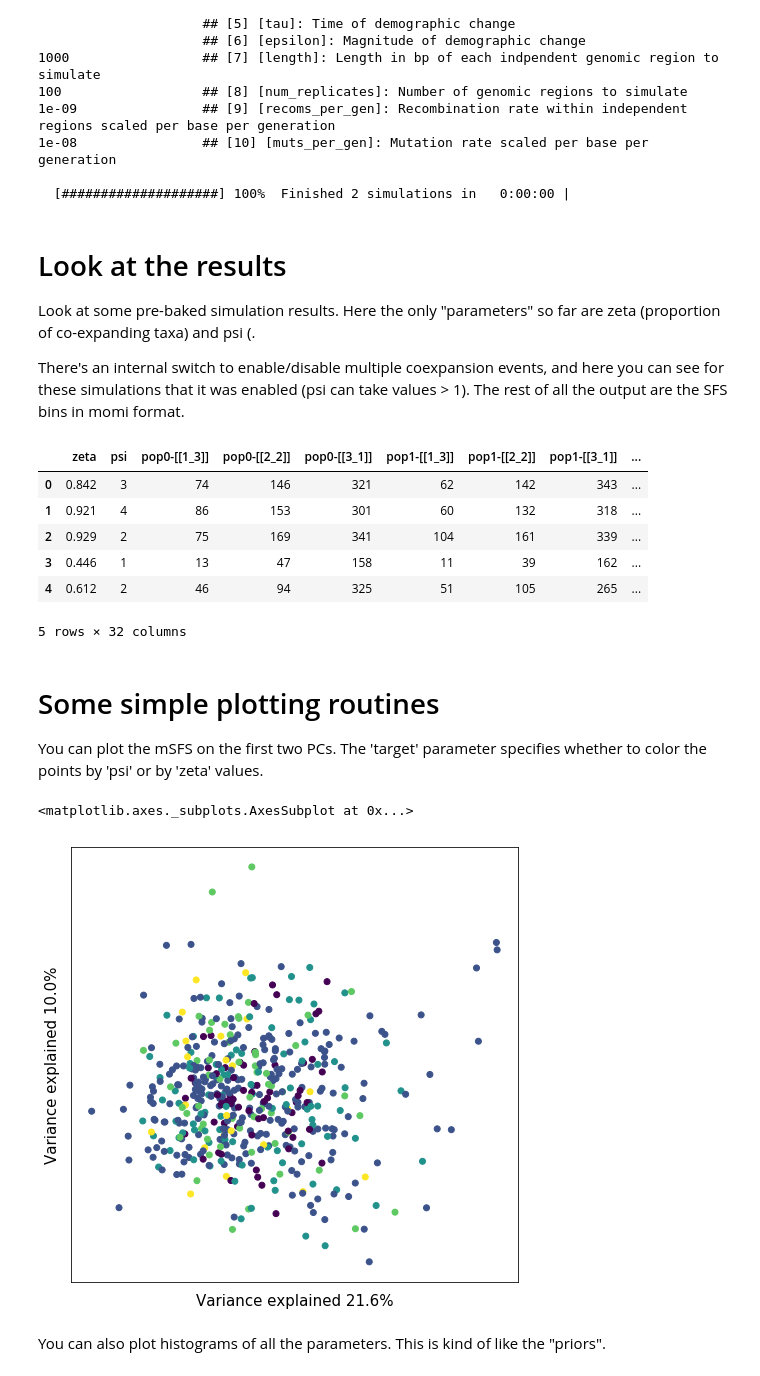
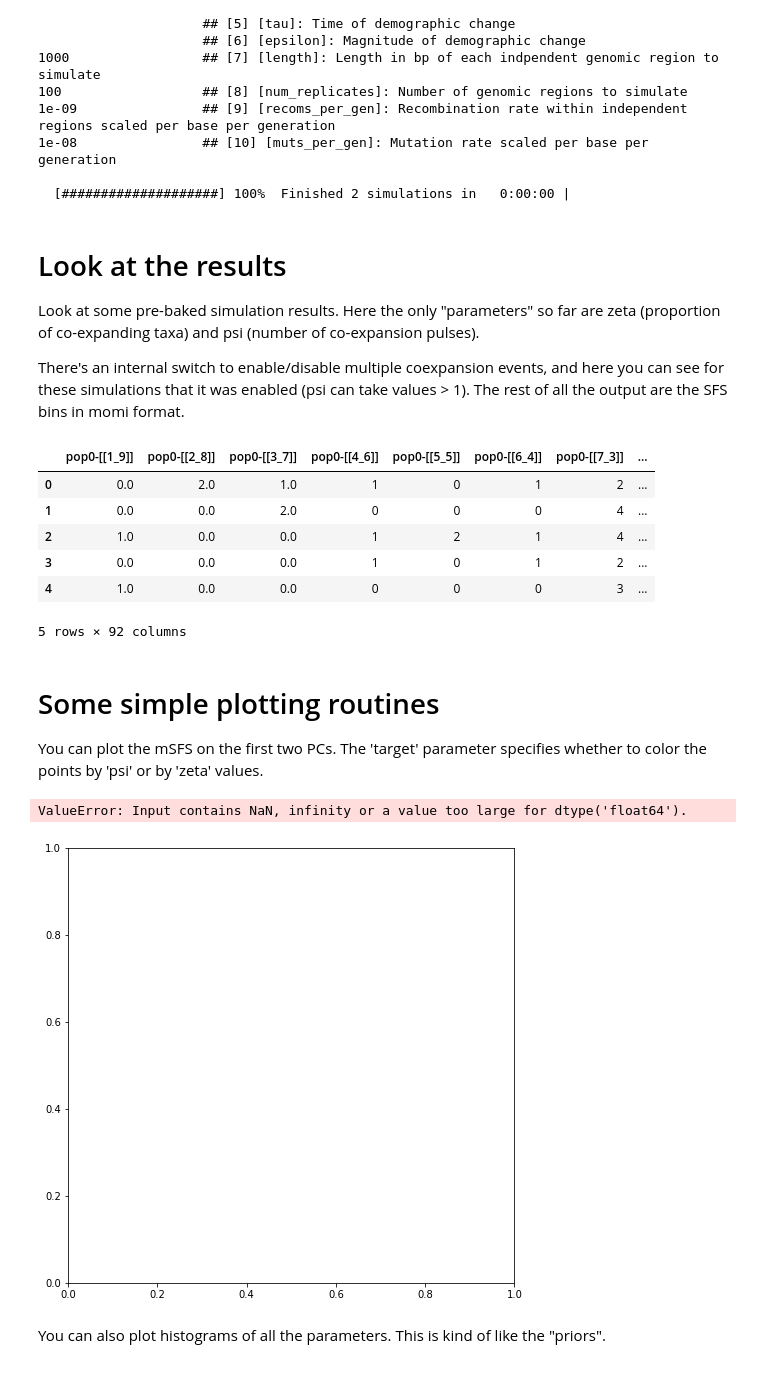
Before and after one commit to isaacovercast/PTA, a Jupyter notebook: jupyter-notebooks/PTA-Dev.ipynb, the cells around one changed output. Cells and saved outputs as stored; diff of their text form; code cells hidden in the pictures.

```diff
--- a/jupyter-notebooks/PTA-Dev.ipynb
+++ b/jupyter-notebooks/PTA-Dev.ipynb
@@ -49,29 +49,29 @@ watdo                ## [0] [simulation_name]: The name of this simulation scena
   [####################] 100%  Finished 2 simulations in   0:00:00 |
 # %% [markdown]
 # Look at the results
-Look at some pre-baked simulation results. Here the only "parameters" so far are zeta (proportion of co-expanding taxa) and psi (.
+Look at some pre-baked simulation results. Here the only "parameters" so far are zeta (proportion of co-expanding taxa) and psi (number of co-expansion pulses).
 
 There's an internal switch to enable/disable multiple coexpansion events, and here you can see for these simulations that it was enabled (psi can take values > 1). The rest of all the output are the SFS bins in momi format.
 # %%
-sim_df = pd.read_csv("../PTA/default_PTA/1000_loci-SIMOUT.csv", sep=" ")
+sim_df = pd.read_csv("../PTA/default_PTA/10samps_loci-SIMOUT.csv", sep=" ")
 sim_df.head()
 # %% [output]
-|  | zeta | psi | pop0-[[1_3]] | pop0-[[2_2]] | pop0-[[3_1]] | pop1-[[1_3]] | pop1-[[2_2]] | pop1-[[3_1]] | ... |
-| 0 | 0.842 | 3 | 74 | 146 | 321 | 62 | 142 | 343 | ... |
-| 1 | 0.921 | 4 | 86 | 153 | 301 | 60 | 132 | 318 | ... |
-| 2 | 0.929 | 2 | 75 | 169 | 341 | 104 | 161 | 339 | ... |
-| 3 | 0.446 | 1 | 13 | 47 | 158 | 11 | 39 | 162 | ... |
-| 4 | 0.612 | 2 | 46 | 94 | 325 | 51 | 105 | 265 | ... |
+|  | pop0-[[1_9]] | pop0-[[2_8]] | pop0-[[3_7]] | pop0-[[4_6]] | pop0-[[5_5]] | pop0-[[6_4]] | pop0-[[7_3]] | ... |
+| 0 | 0.0 | 2.0 | 1.0 | 1 | 0 | 1 | 2 | ... |
+| 1 | 0.0 | 0.0 | 2.0 | 0 | 0 | 0 | 4 | ... |
+| 2 | 1.0 | 0.0 | 0.0 | 1 | 2 | 1 | 4 | ... |
+| 3 | 0.0 | 0.0 | 0.0 | 1 | 0 | 1 | 2 | ... |
+| 4 | 1.0 | 0.0 | 0.0 | 0 | 0 | 0 | 3 | ... |
-5 rows × 32 columns
+5 rows × 92 columns
 # %% [markdown]
 # Some simple plotting routines
 You can plot the mSFS on the first two PCs. The 'target' parameter specifies whether to color the points by 'psi' or by 'zeta' values.
 # %%
-sim_df = pd.read_csv("../PTA/default_PTA/SIMOUT.csv", sep=" ").head(500)
+sim_df = pd.read_csv("../PTA/default_PTA/10samps_loci-SIMOUT.csv", sep=" ").head(500)
 PTA.plotting.plot_simulations_pca(sim_df, target="psi")
 # %% [output]
-<matplotlib.axes._subplots.AxesSubplot at 0x...>
+ValueError: Input contains NaN, infinity or a value too large for dtype('float64').
-[figure, old version]
+[figure, new version]
 # %% [markdown]
 You can also plot histograms of all the parameters. This is kind of like the "priors".
 # %%
```
Also changed, not shown: parts of 11 cells of this notebook.
